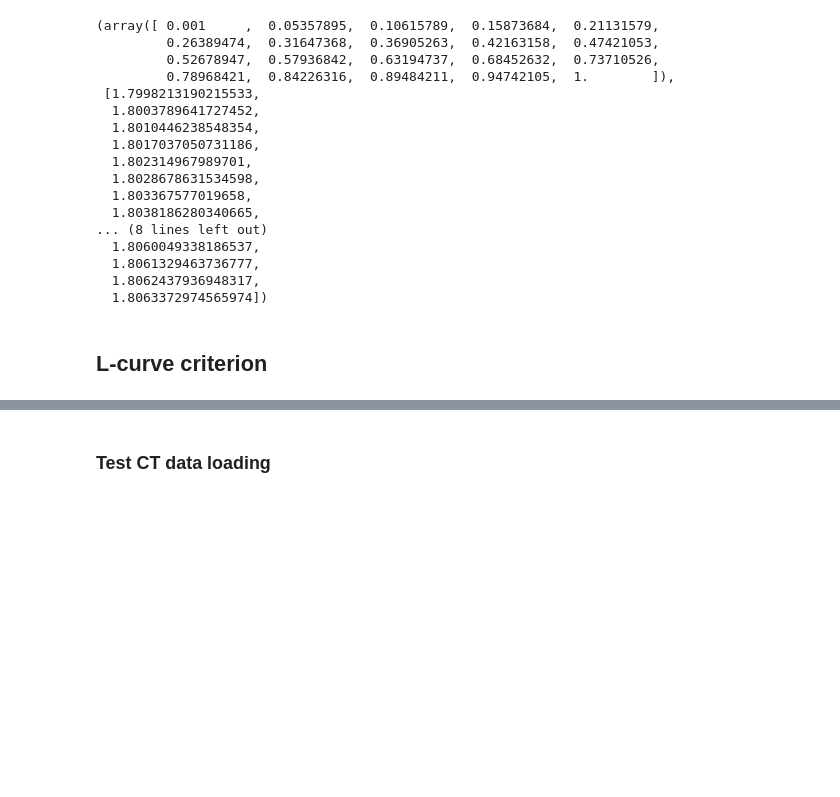
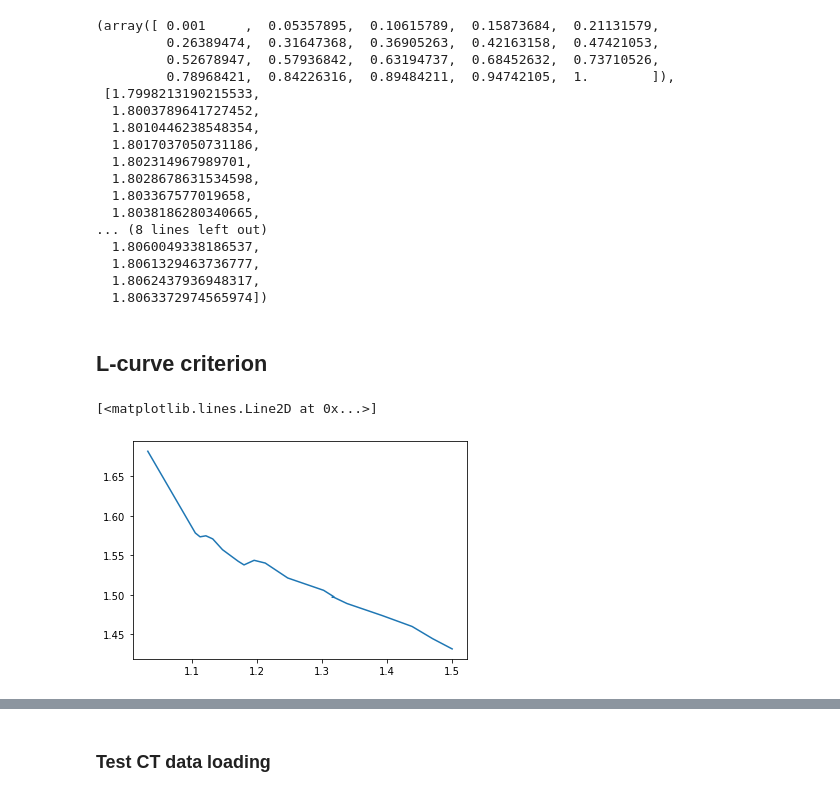
Before and after one commit to kenza-bouzid/ct_reconstruction, a Jupyter notebook: test_solver.ipynb, the cells around one changed output, grey strips where cells are left out. Cells and saved outputs as stored; diff of their text form; code cells hidden in the pictures; blank space fills up the shorter version.

Commit message:
l curve criterion

```diff
--- a/test_solver.ipynb
+++ b/test_solver.ipynb
@@ -154,3 +155,8 @@ for n in tqdm(noise):
         l_curves[n]['lam'].append(lam)
         l_curves[n]['res_norm'].append(np.log((sol_phantom.ray_trafo(x_lam) - sol_phantom.g_noisy).norm()))
         l_curves[n]['sol_norm'].append(np.log(x_lam.norm()))
+# %%
+plt.plot(l_curves[0.15789473684210525]['res_norm'], l_curves[0.15789473684210525]['sol_norm'])
+# %% [output]
+[<matplotlib.lines.Line2D at 0x...>]
+[figure, added]
```
Also changed, not shown: parts of 7 cells of this notebook, 3 other files.
